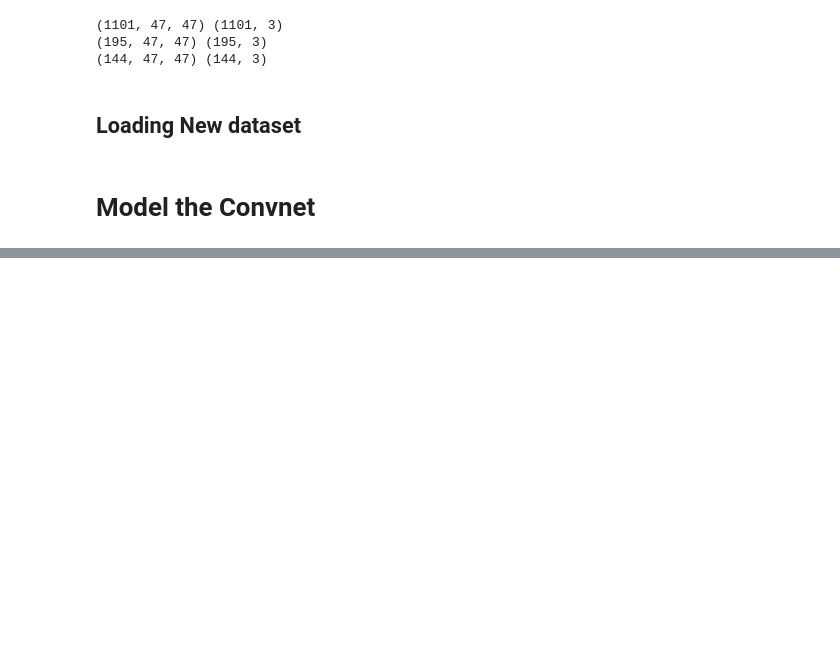
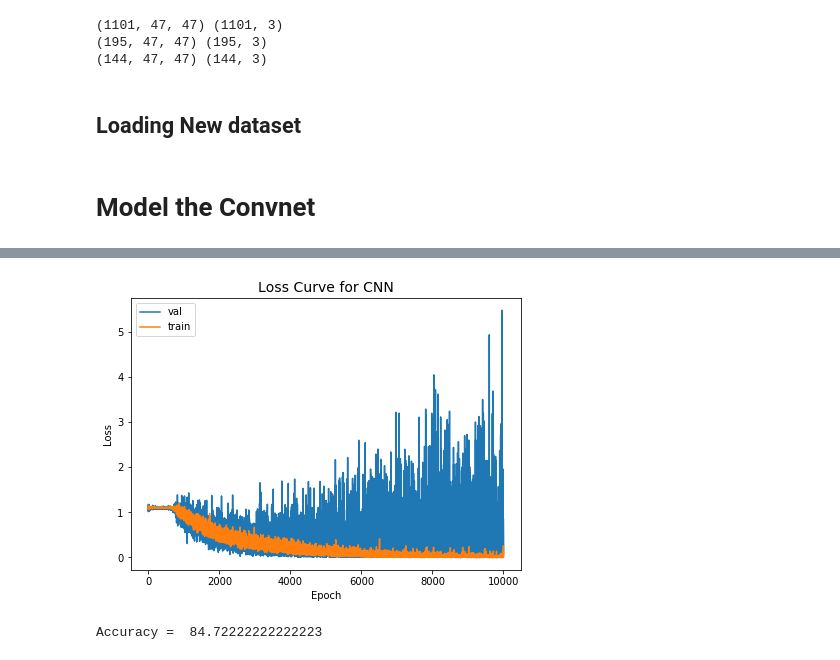
Before and after one commit to psambit9791/SpeechClassify, a Jupyter notebook: ConvNets and Spectrograms.ipynb, the cells around one changed output, grey strips where cells are left out. Cells and saved outputs as stored; diff of their text form; code cells hidden in the pictures; blank space fills up the shorter version.

Commit message:
CNN models made, need to update for better performance

```diff
--- a/ConvNets and Spectrograms.ipynb
+++ b/ConvNets and Spectrograms.ipynb
@@ -234,0 +253,13 @@ class SpectroCNN(nn.Module):
+# %%
+epoch_range = 10000
+batch_size = 48
+learning_rate = 0.0001
+
+cnn_1 = SpectroCNN().cuda()
+cnn_1.apply(init_weights)
+criterion = nn.CrossEntropyLoss()
+optimizer = torch.optim.Adam(
+    cnn_1.parameters(), lr=learning_rate)
+
+losses_1, vloss = train_cnn(cnn_1, X_train, y_train, X_val, y_val,
+                                 criterion, optimizer, epoch_range, batch_size)
@@ -234,0 +284,28 @@ class SpectroCNN(nn.Module):
+# %%
+fig = plt.figure(figsize=(7, 5))
+plt.title("Loss Curve for CNN", fontsize=14)
+plt.plot(vloss, label="val")
+plt.plot(losses_1, label="train")
+plt.xlabel('Epoch')
+plt.ylabel('Loss')
+plt.legend()
+plt.show()
+fig.savefig("./images/cnn_performance.pdf", bbox_inches='tight')
+# %% [output]
+[figure, added]
+# %%
+total = y_test.shape[0]
+correct = 0
+
+for i in range(X_test.shape[0]):
+    data = X_test[i, :, :]
+    data = torch.from_numpy(data).float().cuda()
+    data = data.view(1, -1, 47, 47)
+    true_out = y_test[i, :]
+    mdl_out = cnn_1.forward(data, 1)
+    out = (mdl_out.data).cpu().numpy()
+    if np.argmax(out) == np.argmax(true_out):
+        correct += 1
+print("Accuracy = ", correct*100/total)
+# %% [output]
+Accuracy =  84.72222222222223
```
Also changed, not shown: parts of 4 cells of this notebook, 2 other files.
